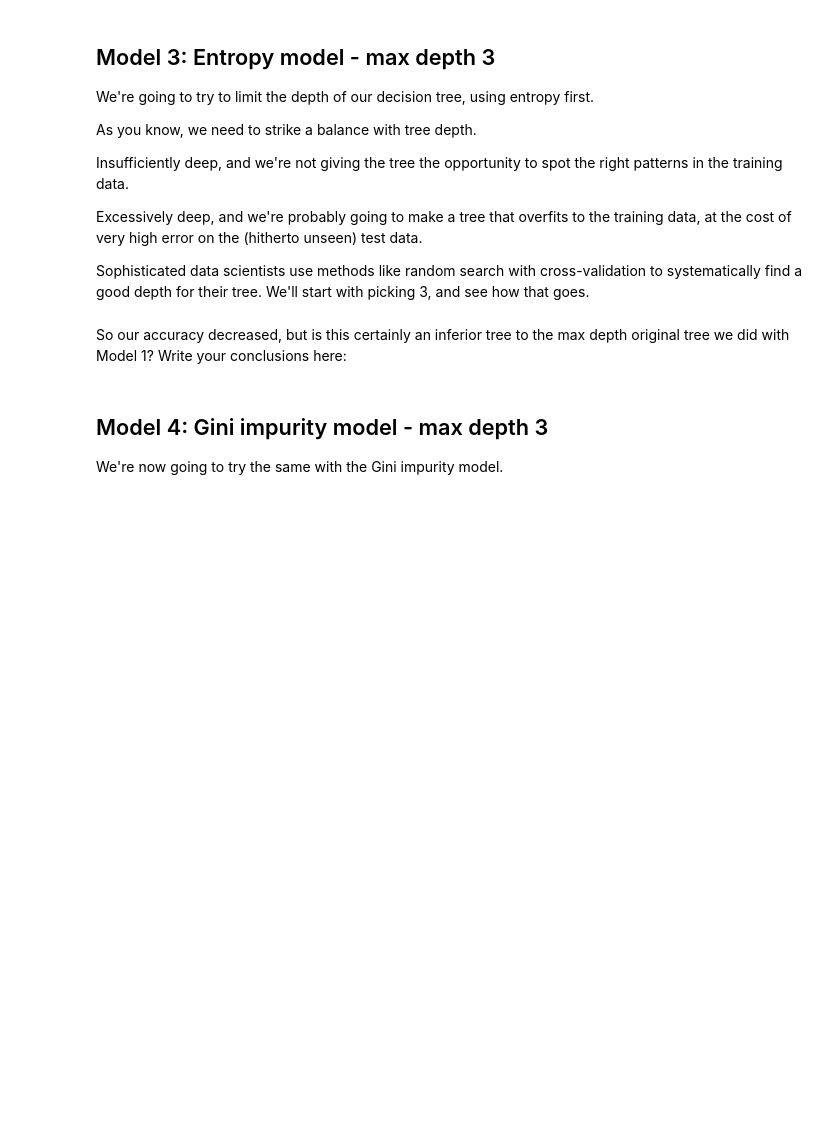
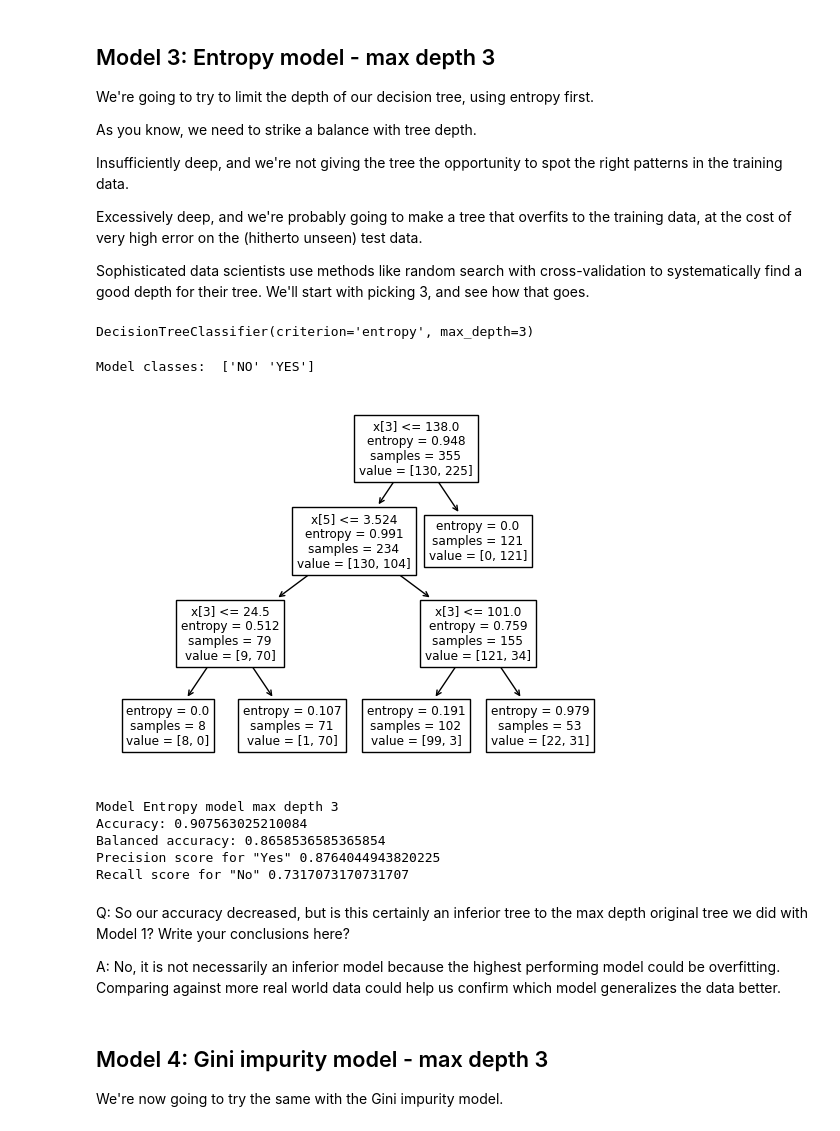
Before and after one commit to mdgarber/RRdinerCoffee_DecisionTree, a Jupyter notebook: 1613148038_Springboard_Decision_Tree_Specialty_Coffee_Case_Study_28012021_2_/Springboard Decision Tree Specialty Coffee Case Study - Tier 3.ipynb, the cells around one changed output. Cells and saved outputs as stored; diff of their text form; code cells hidden in the pictures; blank space fills up the shorter version.

```diff
--- a/1613148038_Springboard_Decision_Tree_Specialty_Coffee_Case_Study_28012021_2_/Springboard Decision Tree Specialty Coffee Case Study - Tier 3.ipynb
+++ b/1613148038_Springboard_Decision_Tree_Specialty_Coffee_Case_Study_28012021_2_/Springboard Decision Tree Specialty Coffee Case Study - Tier 3.ipynb
@@ -512,9 +509,36 @@ _ _ _
+# %%
+# Made a model as before, but call it entr_model2, and make the max_depth parameter equal to 3.
+# Execute the fitting, predicting, and Series operations as before
+# Declare a variable called entr_model and use tree.DecisionTreeClassifier.
+entr_model2 = tree.DecisionTreeClassifier(criterion='entropy', max_depth=3)
+
+# Call fit() on entr_model
+entr_model2.fit(X_train, y_train)
+
+# Call predict() on entr_model with X_test passed to it, and assign the result to a variable y_pred
+y_pred = entr_model2.predict(X_test)
+
+# Call Series on our y_pred variable with the following: pd.Series(y_pred)
+pd.Series(y_pred)
+
+# Check out entr_model
+entr_model2
+# %% [output]
+DecisionTreeClassifier(criterion='entropy', max_depth=3)
 # %%
 # As before, we need to visualize the tree to grasp its nature
-_ _ _
+tree.plot_tree(entr_model2)
+
+# export_graphviz
+dot_data = tree.export_graphviz(entr_model2, out_file=None)
+graph = graphviz.Source(dot_data)
+graph.render("Entropy Model2 - max depth = 2")
 
 # Alternatively for class_names use entr_model2.classes_
-_ _ _
+print('Model classes: ', entr_model2.classes_)
+# %% [output]
+Model classes:  ['NO' 'YES']
+[figure, added]
 # %%
 # Run this block for model evaluation
 print("Model Entropy model max depth 3")
@@ -522,8 +546,16 @@ print("Accuracy:", metrics.accuracy_score(y_test,y_pred))
 print("Balanced accuracy:", metrics.balanced_accuracy_score(y_test,y_pred))
 print('Precision score for "Yes"' , metrics.precision_score(y_test,y_pred, pos_label = "YES"))
 print('Recall score for "No"' , metrics.recall_score(y_test,y_pred, pos_label = "NO"))
+# %% [output]
+Model Entropy model max depth 3
+Accuracy: 0.907563025210084
+Balanced accuracy: 0.8658536585365854
+Precision score for "Yes" 0.8764044943820225
+Recall score for "No" 0.7317073170731707
 # %% [markdown]
-So our accuracy decreased, but is this certainly an inferior tree to the max depth original tree we did with Model 1? Write your conclusions here:
+Q: So our accuracy decreased, but is this certainly an inferior tree to the max depth original tree we did with Model 1? Write your conclusions here?
+
+A: No, it is not necessarily an inferior model because the highest performing model could be overfitting. Comparing against more real world data could help us confirm which model generalizes the data better.
 # %% [markdown]
 ## Model 4: Gini impurity  model - max depth 3
 We're now going to try the same with the Gini impurity model.
```
Also changed, not shown: parts of 23 cells of this notebook.
